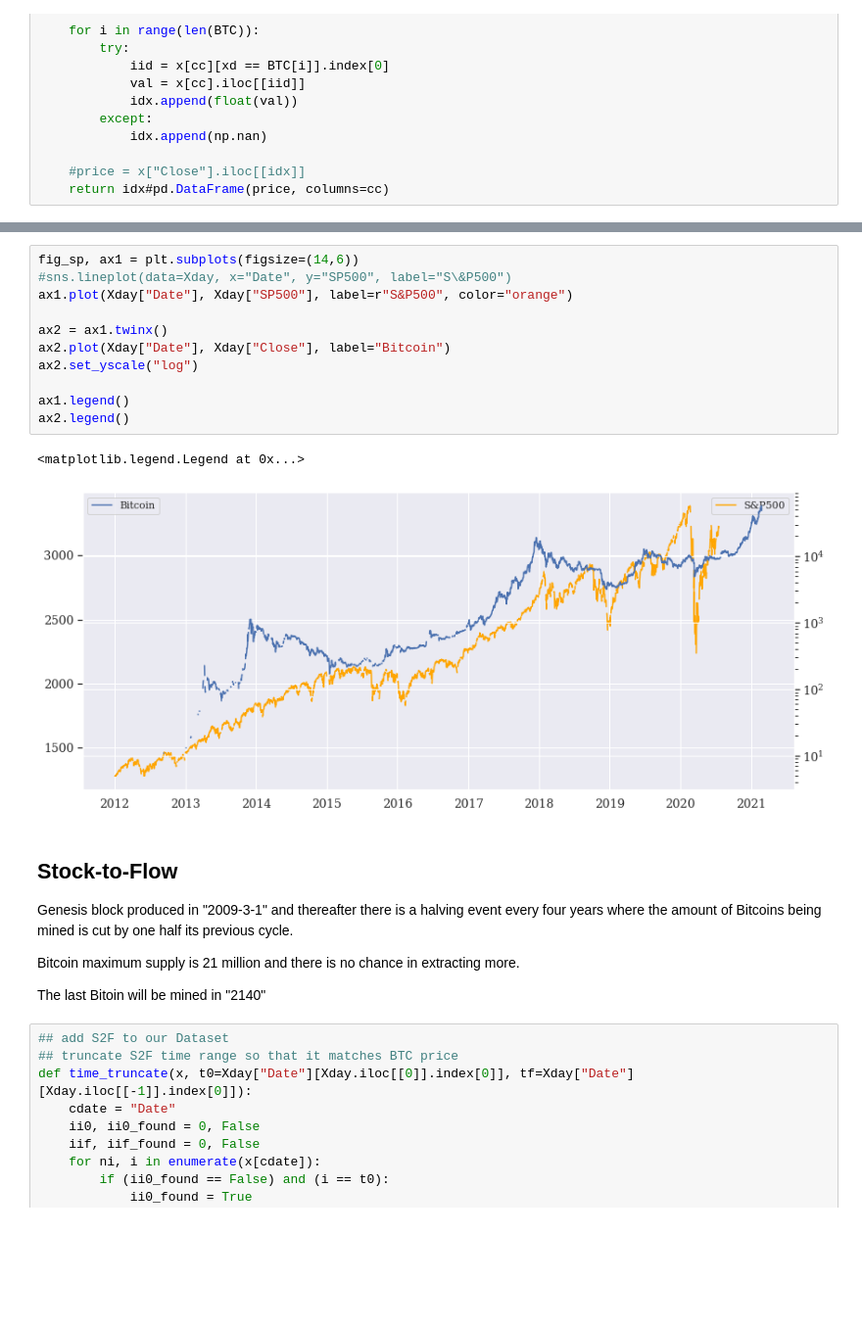
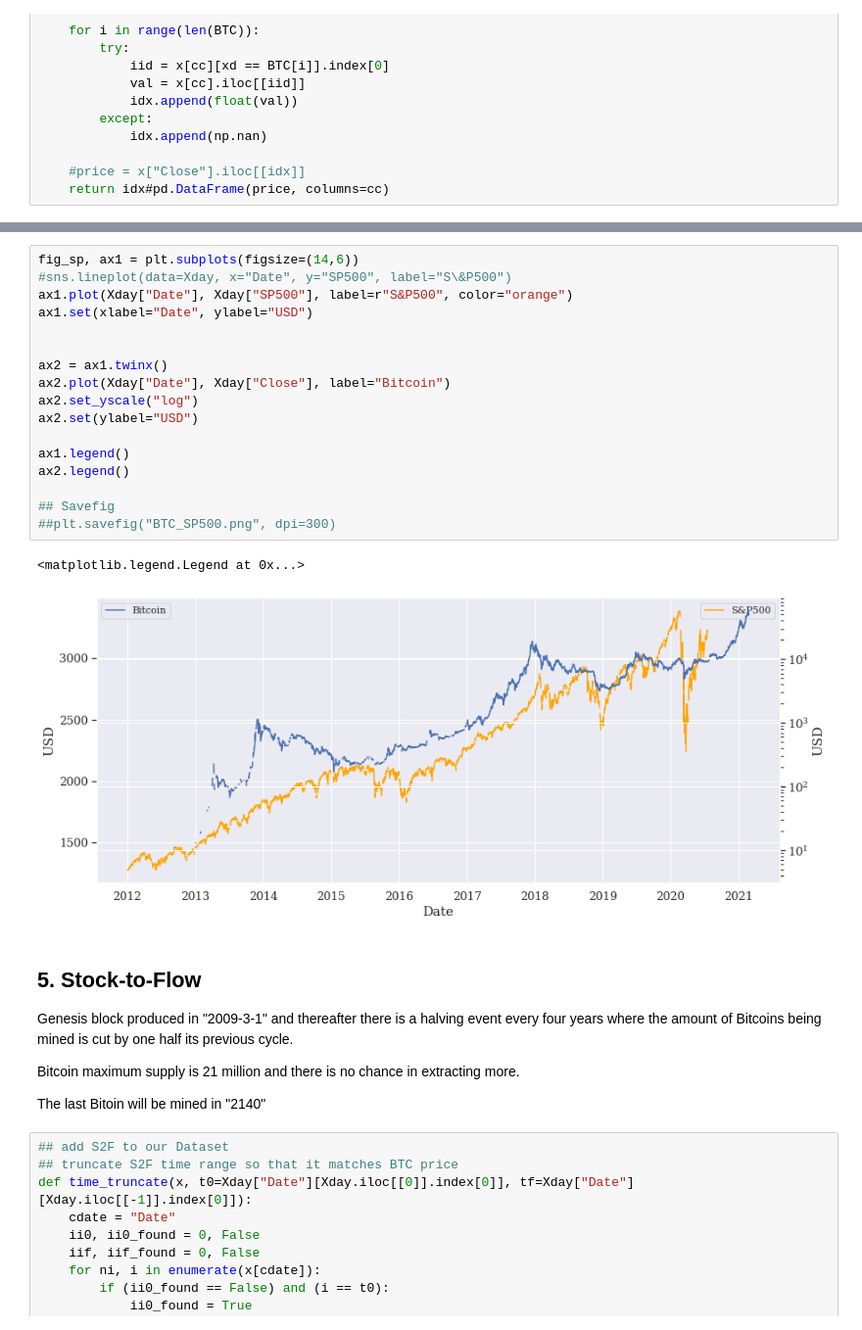
Before and after one commit to Igodlab/Bitcoin-price, a Jupyter notebook: BTC_price.ipynb, the cells around one changed output, grey strips where cells are left out. Shown at 98% size. Cells and saved outputs as stored; diff of their text form; blank space fills up the shorter version.

```diff
--- a/BTC_price.ipynb
+++ b/BTC_price.ipynb
@@ -308,19 +311,25 @@ Xday.tail()
 # %%
 fig_sp, ax1 = plt.subplots(figsize=(14,6))
 #sns.lineplot(data=Xday, x="Date", y="SP500", label="S\&P500")
 ax1.plot(Xday["Date"], Xday["SP500"], label=r"S&P500", color="orange")
+ax1.set(xlabel="Date", ylabel="USD")
+
 
 ax2 = ax1.twinx()
 ax2.plot(Xday["Date"], Xday["Close"], label="Bitcoin")
 ax2.set_yscale("log")
+ax2.set(ylabel="USD")
 
 ax1.legend()
 ax2.legend()
+
+## Savefig
+##plt.savefig("BTC_SP500.png", dpi=300)
 # %% [output]
 <matplotlib.legend.Legend at 0x...>
-[figure, old version]
+[figure, new version]
 # %% [markdown]
-## Stock-to-Flow
+## 5. Stock-to-Flow
 Genesis block produced in "2009-3-1" and thereafter there is a halving event every four years where the amount of Bitcoins being mined is cut by one half its previous cycle.
 
 Bitcoin maximum supply is 21 million and there is no chance in extracting more.
```
Also changed, not shown: parts of 29 cells of this notebook.
